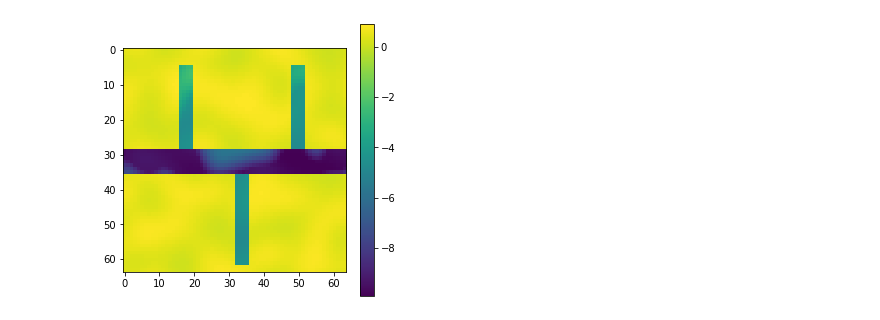
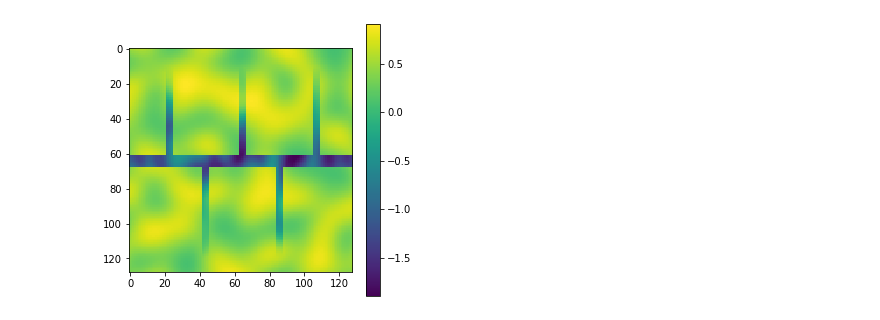
Before and after one commit to horseunnamed/hydro-control-research, a Jupyter notebook: tree-sturcture-rivers.ipynb, the cells around one changed output. Saved outputs shown, nothing was run; the diff lists cells and outputs as text; code cells hidden in the pictures.

Commit message:
Add slope for side rivers, work on report

```diff
--- a/tree-sturcture-rivers.ipynb
+++ b/tree-sturcture-rivers.ipynb
@@ -11,38 +28,37 @@ The autoreload extension is already loaded. To reload it, use:
 # %%
 import river as rv
 
-relief_width = 64
-relief_height = 64
-relief_smooth = 0.1
+relief_width = 128
+relief_height = 128
+relief_smooth = 0.05
 
 # Base relief
 relief_vals = np.fromfunction(
     function=np.vectorize(lambda x, y: rv.relief_noise(x * relief_smooth, y * relief_smooth)),
     shape=(relief_height, relief_width)
 )
 
 # Main river
 main_river_params = rv.MainRiverParams(
     width=6,
-    depth=-10,
+    depth=-2,
     relief_shape=relief_vals.shape
 )
 main_river = rv.create_main_river(main_river_params)
 
 # Side rivers with river lands
 river_lands_params = rv.RiverLandsParams(
     main_river=main_river,
     width=3,
-    depth=-5,
-    count=3,
-    smooth=0.1,
+    depth=-2,
+    count=5,
     relief_shape=relief_vals.shape
 )
 river_lands = rv.create_river_lands(river_lands_params)
 
-relief_vals = rv.dig_river(main_river, relief_vals)
+relief_vals = rv.dig_river(main_river, relief_vals, noise_smooth=relief_smooth)
 for river_land in river_lands:
-    relief_vals = rv.dig_river(river_land.river, relief_vals)
+    relief_vals = rv.dig_river(river_land.river, relief_vals, noise_smooth=relief_smooth)
 vis.draw_map(relief_vals)
 # %% [output]
-[figure, old version]
+[figure, new version]
```
Also changed, not shown: parts of 7 cells of this notebook, 3 other files.
